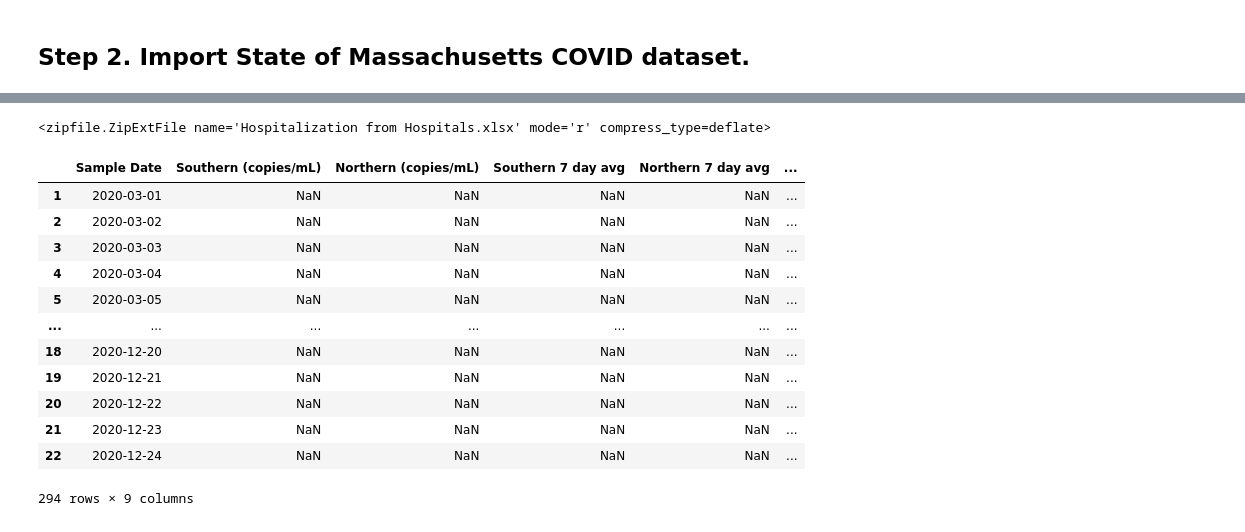
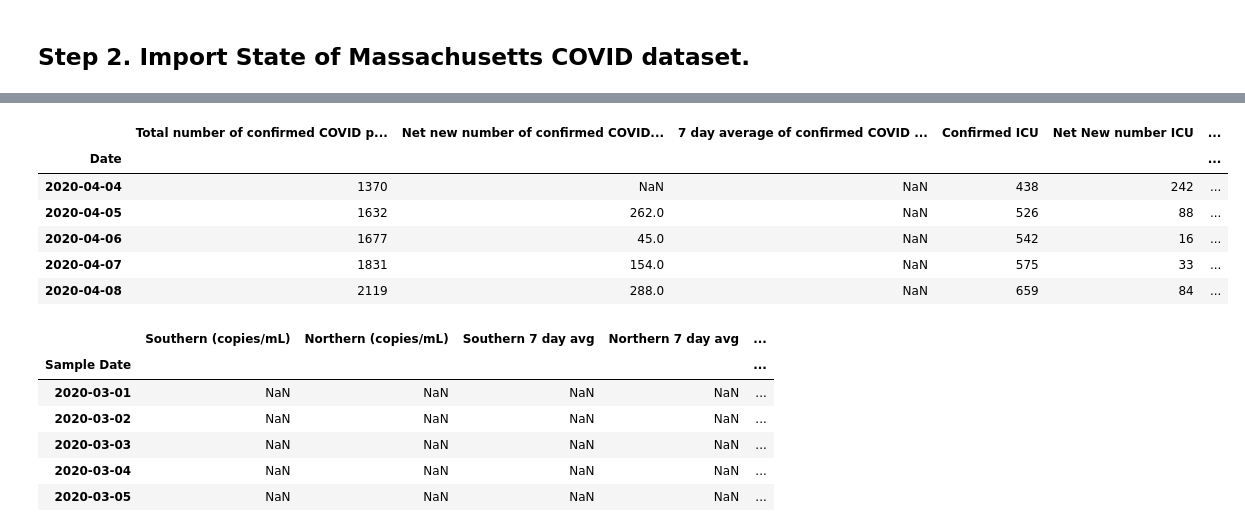
Before and after one commit to 2n3906/covid19-dataviz, a Jupyter notebook: notebooks/MWRA Viral RNA New Dataset.ipynb, the cells around one changed output, grey strips where cells are left out. Saved outputs shown, nothing was run; the diff lists cells and outputs as text; code cells hidden in the pictures.

```diff
--- a/notebooks/MWRA Viral RNA New Dataset.ipynb
+++ b/notebooks/MWRA Viral RNA New Dataset.ipynb
@@ -57,4 +58,0 @@ UnsupportedOperation: seek
-# %%
-xlfile
-# %% [output]
-<zipfile.ZipExtFile name='Hospitalization from Hospitals.xlsx' mode='r' compress_type=deflate>
@@ -63,16 +59,10 @@ archive.close()
-# %%
-df
-# %% [output]
-|  | Sample Date | Southern (copies/mL) | Northern (copies/mL) | Southern 7 day avg | Northern 7 day avg | ... |
-| 1 | 2020-03-01 | NaN | NaN | NaN | NaN | ... |
-| 2 | 2020-03-02 | NaN | NaN | NaN | NaN | ... |
-| 3 | 2020-03-03 | NaN | NaN | NaN | NaN | ... |
-| 4 | 2020-03-04 | NaN | NaN | NaN | NaN | ... |
-| 5 | 2020-03-05 | NaN | NaN | NaN | NaN | ... |
-| ... | ... | ... | ... | ... | ... | ... |
-| 18 | 2020-12-20 | NaN | NaN | NaN | NaN | ... |
-| 19 | 2020-12-21 | NaN | NaN | NaN | NaN | ... |
-| 20 | 2020-12-22 | NaN | NaN | NaN | NaN | ... |
-| 21 | 2020-12-23 | NaN | NaN | NaN | NaN | ... |
-| 22 | 2020-12-24 | NaN | NaN | NaN | NaN | ... |
-294 rows × 9 columns
+# %%
+df_hosp.head(5)
+# %% [output]
+|  | Total number of confirmed COVID p... | Net new number of confirmed COVID... | 7 day average of confirmed COVID ... | Confirmed ICU | Net New number ICU | ... |
+| Date |  |  |  |  |  | ... |
+| 2020-04-04 | 1370 | NaN | NaN | 438 | 242 | ... |
+| 2020-04-05 | 1632 | 262.0 | NaN | 526 | 88 | ... |
+| 2020-04-06 | 1677 | 45.0 | NaN | 542 | 16 | ... |
+| 2020-04-07 | 1831 | 154.0 | NaN | 575 | 33 | ... |
+| 2020-04-08 | 2119 | 288.0 | NaN | 659 | 84 | ... |
@@ -78,0 +72,10 @@ df
+# %%
+df_mega.head(5)
+# %% [output]
+|  | Southern (copies/mL) | Northern (copies/mL) | Southern 7 day avg | Northern 7 day avg | ... |
+| Sample Date |  |  |  |  | ... |
+| 2020-03-01 | NaN | NaN | NaN | NaN | ... |
+| 2020-03-02 | NaN | NaN | NaN | NaN | ... |
+| 2020-03-03 | NaN | NaN | NaN | NaN | ... |
+| 2020-03-04 | NaN | NaN | NaN | NaN | ... |
+| 2020-03-05 | NaN | NaN | NaN | NaN | ... |
```
Also changed, not shown: parts of 8 cells of this notebook, 3 other files.
